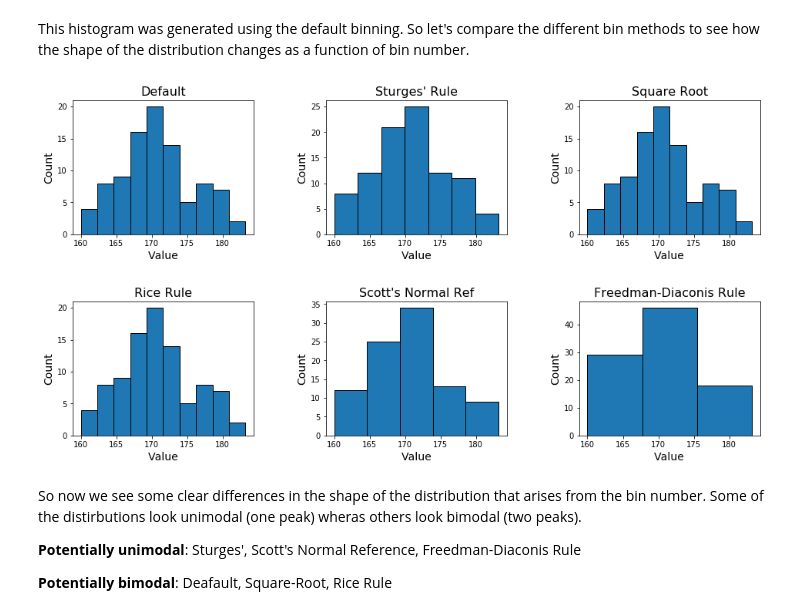
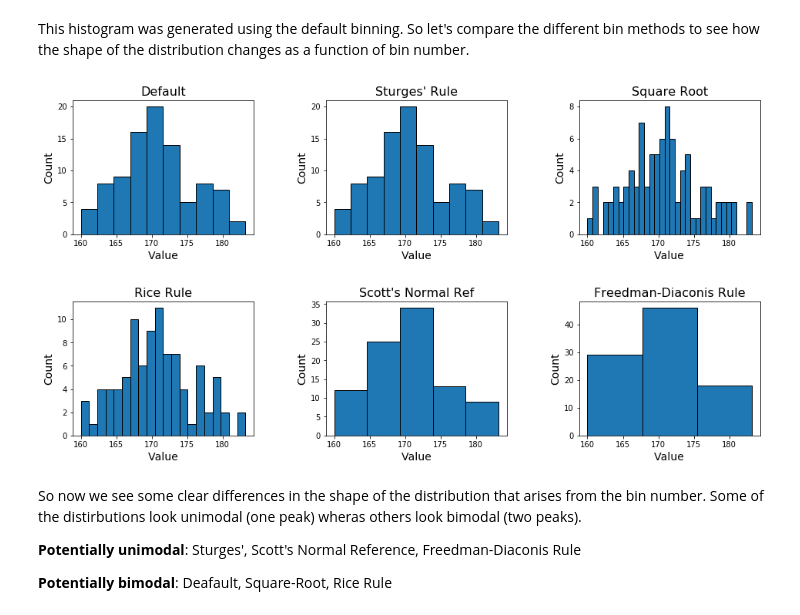
Before and after one commit to mas16/Lectures, a Jupyter notebook: histogram_fitting.ipynb, the cells around one changed output. Saved outputs shown, nothing was run; the diff lists cells and outputs as text; code cells hidden in the pictures.

```diff
--- a/histogram_fitting.ipynb
+++ b/histogram_fitting.ipynb
@@ -202,6 +202,8 @@ plt.show()
 # Recalculate Scott and Freedman bins
 scott = np.ceil((3.5*np.std(data_set2))/(n**(1.0/3.0)))
 freedman = np.ceil((2*sps.iqr(data_set2))/(n**(1.0/3.0)))
+
+bins = [None, sturges, square, rice, scott, freedman]
 
 print("scott = "+str(scott))
 print("freedman = "+str(freedman))
@@ -246,18 +248,20 @@ This histogram was generated using the default binning. So let's compare the dif
 # %%
 # Recalculate bins for new data set
 n = len(heights_plot)
 scott = np.ceil((3.5*np.std(heights_plot))/(n**(1.0/3.0)))
 freedman = np.ceil((2*sps.iqr(heights_plot))/(n**(1.0/3.0)))
+
+bins = [None, sturges, square, rice, scott, freedman]
 
 fig, axs = plt.subplots(nrows=2, ncols=3, figsize=(16,8), constrained_layout=False)
 
 for x, ax in enumerate(axs.flatten()):
     plot_histogram(ax, heights_plot, bins[x], titles[x])
 
 plt.subplots_adjust(wspace=0.4, hspace=0.5)
 plt.show()
 # %% [output]
-[figure, old version]
+[figure, new version]
 # %% [markdown]
 So now we see some clear differences in the shape of the distribution that arises from the bin number. Some of the distirbutions look unimodal (one peak) wheras others look bimodal (two peaks).
 
```
